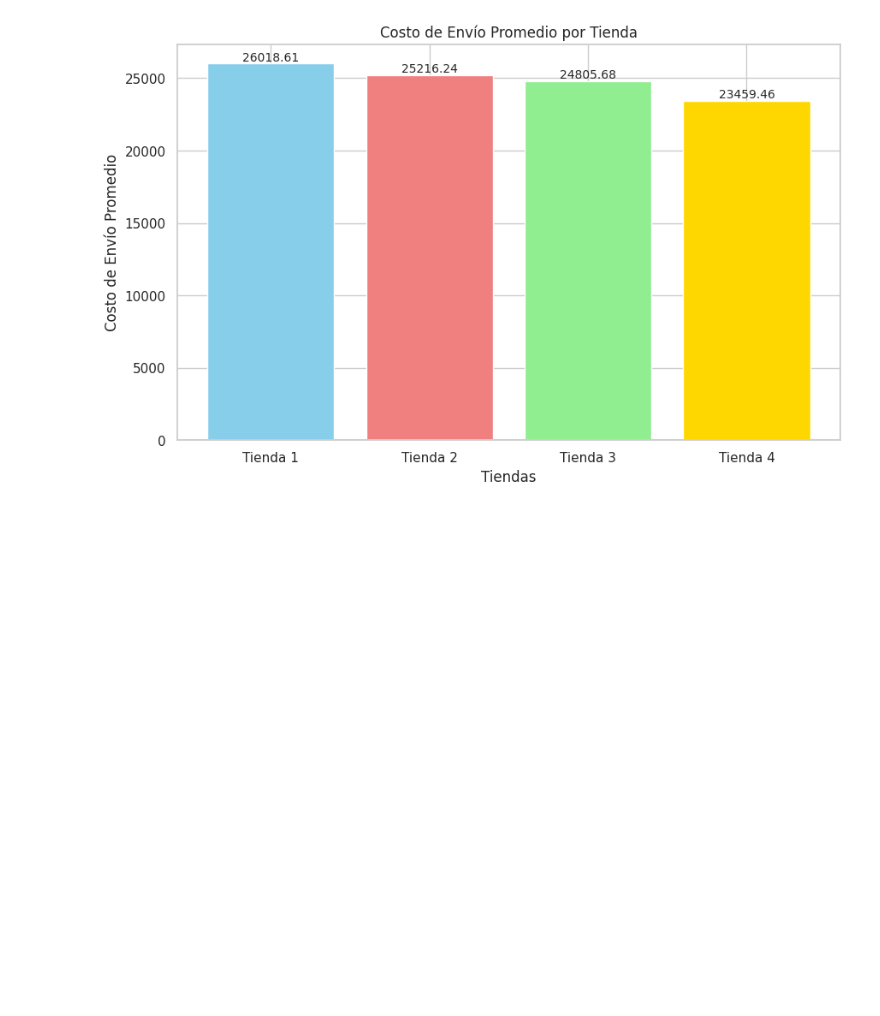
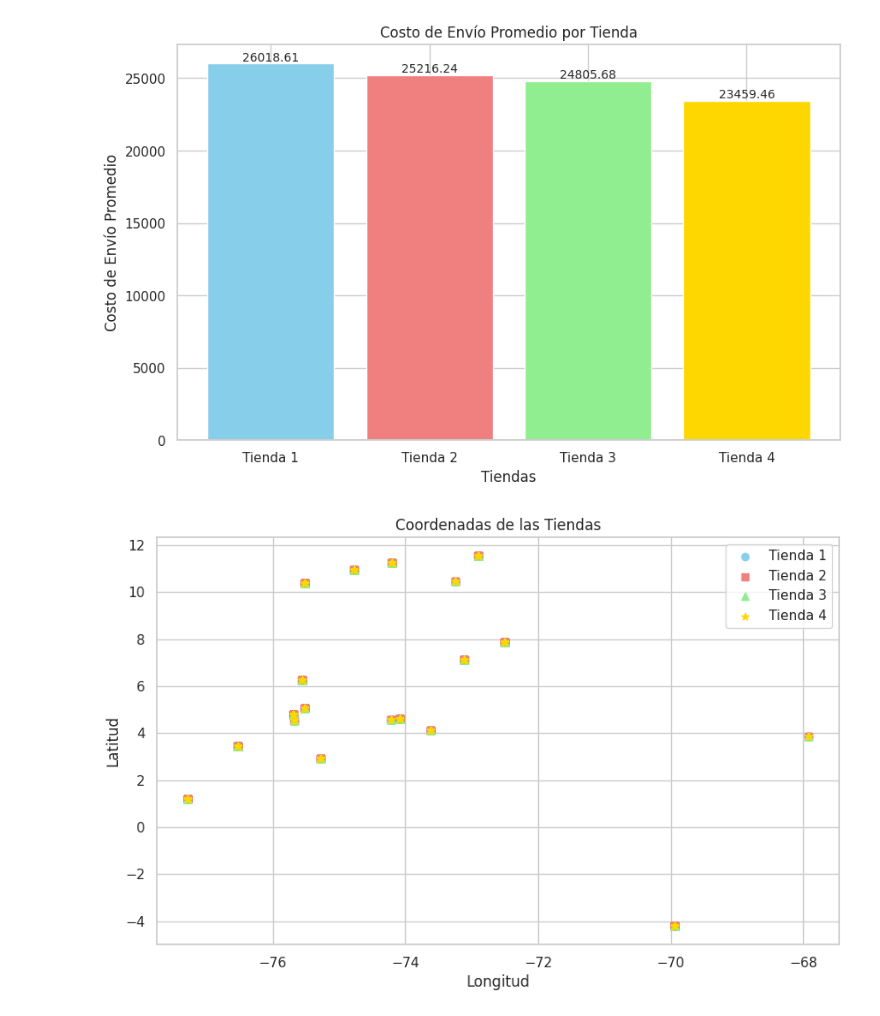
Before and after one commit to Katerincasas/challenge-ciencia-de-datos, a Jupyter notebook: analisis_tienda.ipynb, the cells around one changed output. Cells and saved outputs as stored; diff of their text form; code cells hidden in the pictures; blank space fills up the shorter version.

```diff
--- a/analisis_tienda.ipynb
+++ b/analisis_tienda.ipynb
@@ -291,3 +285,36 @@ for i, v in enumerate(costos_envio):
 plt.show()
 # %% [output]
 [figure]
+# %%
+import pandas as pd
+
+url1 = "https://raw.githubusercontent.com/alura-es-cursos/challenge1-data-science-latam/refs/heads/main/base-de-datos-challenge1-latam/tienda_1%20.csv"
+url2 = "https://raw.githubusercontent.com/alura-es-cursos/challenge1-data-science-latam/refs/heads/main/base-de-datos-challenge1-latam/tienda_2.csv"
+url3 = "https://raw.githubusercontent.com/alura-es-cursos/challenge1-data-science-latam/refs/heads/main/base-de-datos-challenge1-latam/tienda_3.csv"
+url4 = "https://raw.githubusercontent.com/alura-es-cursos/challenge1-data-science-latam/refs/heads/main/base-de-datos-challenge1-latam/tienda_4.csv"
+
+tienda1 = pd.read_csv(url1)
+tienda2 = pd.read_csv(url2)
+tienda3 = pd.read_csv(url3)
+tienda4 = pd.read_csv(url4)
+# %%
+# prompt: # Crear gráfico de coordenadas por tienda
+
+import matplotlib.pyplot as plt
+# Crear gráfico de coordenadas por tienda
+plt.figure(figsize=(10, 6))
+# Access the correct column names for longitude and latitude
+# Assuming they are 'longitud' and 'latitud' based on the provided error
+plt.scatter(tienda1['lon'], tienda1['lat'], label='Tienda 1', marker='o', color='skyblue')
+plt.scatter(tienda2['lon'], tienda2['lat'], label='Tienda 2', marker='s', color='lightcoral')
+plt.scatter(tienda3['lon'], tienda3['lat'], label='Tienda 3', marker='^', color='lightgreen')
+plt.scatter(tienda4['lon'], tienda4['lat'], label='Tienda 4', marker='*', color='gold')
+
+plt.xlabel('Longitud')
+plt.ylabel('Latitud')
+plt.title('Coordenadas de las Tiendas')
+plt.legend()
+plt.grid(True)
+plt.show()
+# %% [output]
+[figure, added]
```
Also changed, not shown: parts of 2 cells of this notebook.
